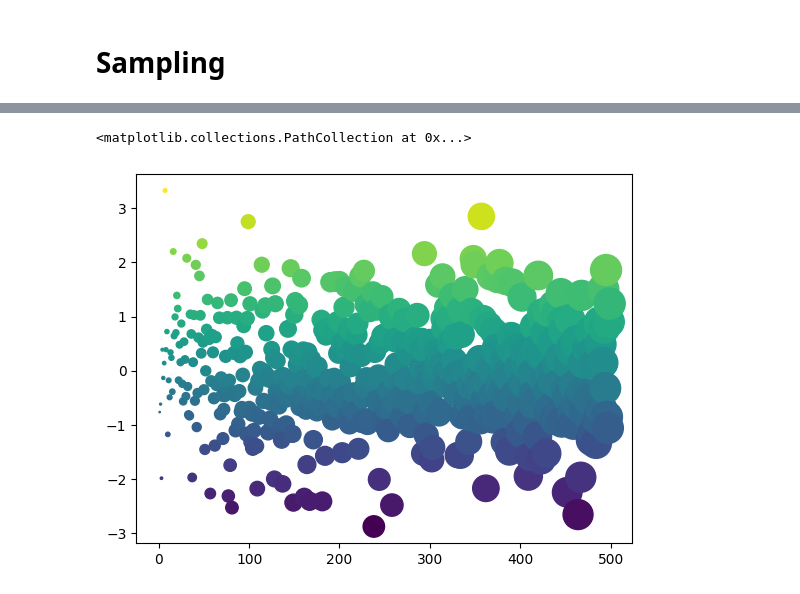
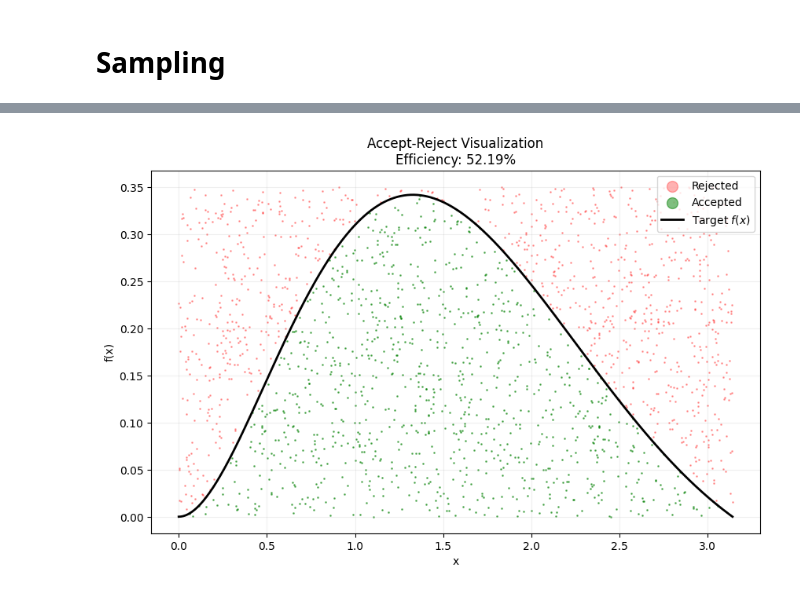
Before and after one commit to SerGor000/DaMaGEbook, a Jupyter notebook: Coding/Cheatsheets/sampling.ipynb, the cells around one changed output, grey strips where cells are left out. Drawn from its saved outputs; the diff is of its cells as text; code cells hidden in the pictures.

```diff
--- a/Coding/Cheatsheets/sampling.ipynb
+++ b/Coding/Cheatsheets/sampling.ipynb
@@ -26,13 +25,51 @@ plt.show()
-# %%
-import numpy as np
-import matplotlib.pyplot as plt
-plt.ion()
-
-x = np.arange(500)
-y = np.random.randn(500)
-
-fig, ax = plt.subplots()
-ax.scatter(x, y, c=y, s=x)
-# %% [output]
-<matplotlib.collections.PathCollection at 0x...>
-[figure, removed]
+# %%
+import numpy as np
+import matplotlib.pyplot as plt
+
+# 1. Cílová funkce
+def f(x):
+    return x * np.sin(x) * np.exp(-x)
+
+low, high = 0, np.pi
+max_f = 0.35  # Max f(x) na intervalu
+M_val = max_f   # Výška obdélníku (protože g(x) je uniformní)
+
+# 2. Simulace
+n_target = 1000
+accepted_x, accepted_y = [], []
+rejected_x, rejected_y = [], []
+
+while len(accepted_x) < n_target:
+    # Generujeme bod v obdélníku [0, pi] x [0, M_val]
+    x_cand = np.random.uniform(low, high)
+    y_cand = np.random.uniform(0, M_val)
+
+    if y_cand <= f(x_cand):
+        accepted_x.append(x_cand)
+        accepted_y.append(y_cand)
+    else:
+        rejected_x.append(x_cand)
+        rejected_y.append(y_cand)
+
+# 3. Vizualizace
+fig, ax = plt.subplots(figsize=(10, 6))
+
+# Vykreslení zamítnutých a přijatých bodů
+ax.scatter(rejected_x, rejected_y, color='red', s=1, alpha=0.3, label='Rejected')
+ax.scatter(accepted_x, accepted_y, color='green', s=1, alpha=0.5, label='Accepted')
+
+# Teoretická křivka f(x) - v tomto případě nenormalizovaná
+x_plot = np.linspace(low, high, 500)
+ax.plot(x_plot, f(x_plot), color='black', lw=2, label='Target $f(x)$')
+
+# Nastavení grafu
+efficiency = len(accepted_x) / (len(accepted_x) + len(rejected_x))
+ax.set_title(f'Accept-Reject Visualization\nEfficiency: {efficiency:.2%}')
+ax.set_xlabel('x')
+ax.set_ylabel('f(x)')
+ax.legend(loc='upper right', markerscale=10)
+ax.grid(alpha=0.2)
+
+plt.show()
+# %% [output]
+[figure, added]
```
Also changed, not shown: parts of 9 cells of this notebook, 4 other files.
